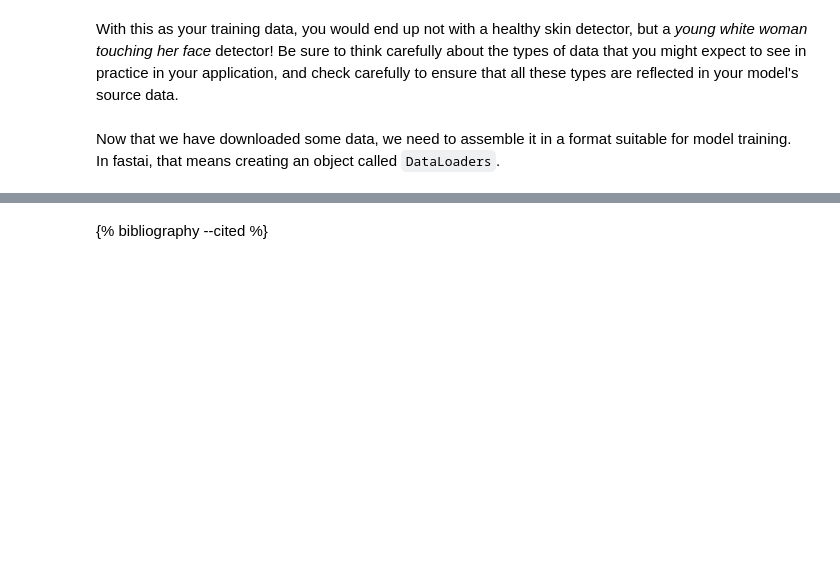
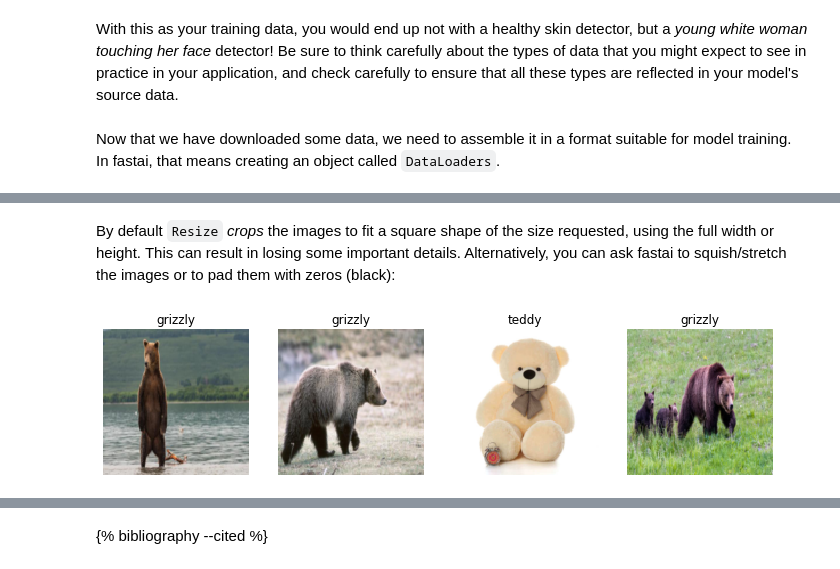
Before and after one commit to NathanielDamours/blog, a Jupyter notebook: _notebooks/2021-02-15-dl_for_coders_02.ipynb, the cells around one changed output, grey strips where cells are left out. Saved outputs shown, nothing was run; the diff lists cells and outputs as text; code cells hidden in the pictures; blank space fills up the shorter version.

```diff
--- a/_notebooks/2021-02-15-dl_for_coders_02.ipynb
+++ b/_notebooks/2021-02-15-dl_for_coders_02.ipynb
@@ -216,0 +267,8 @@ This post is highly inspired from *Deep Learning for Coders* {% cite howard2020d
+# %% [markdown]
+By default `Resize` *crops* the images to fit a square shape of the size requested, using the full width or height. This can result in losing some important details. Alternatively, you can ask fastai to squish/stretch the images or to pad them with zeros (black):
+# %%
+bears = bears.new(item_tfms=Resize(128, ResizeMethod.Squish))
+dls = bears.dataloaders(path)
+dls.valid.show_batch(max_n=4, nrows=1)
+# %% [output]
+[figure, added]
```
Also changed, not shown: parts of 31 cells of this notebook, 4 other files.
